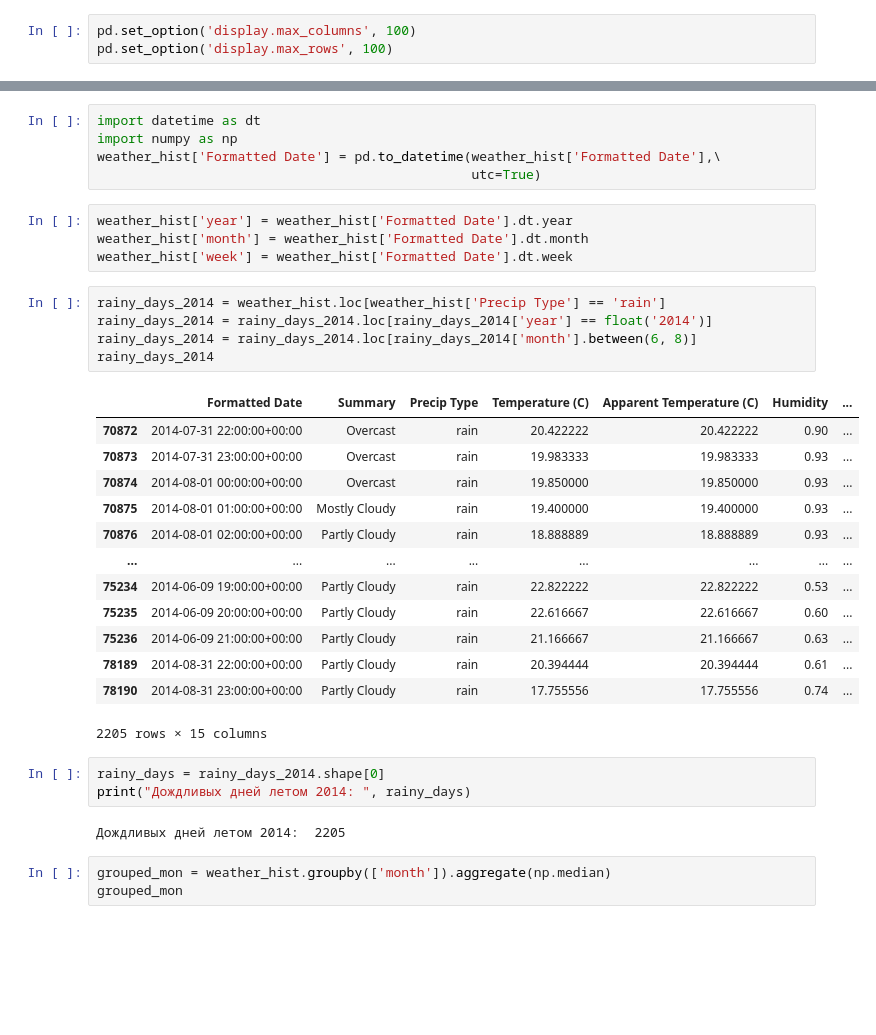
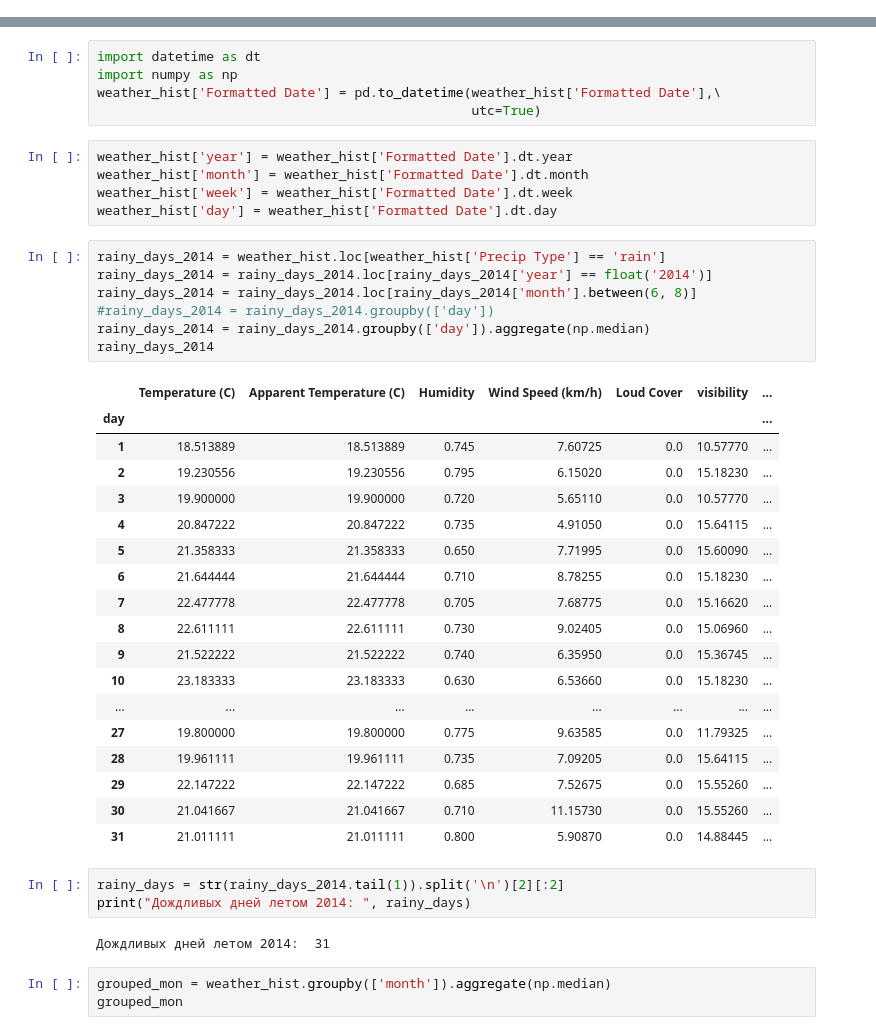
Before and after one commit to DmitryKutsev/ml_hw, a Jupyter notebook: hw1.ipynb, the cells around one changed output, grey strips where cells are left out. Cells and saved outputs as stored; diff of their text form; blank space fills up the shorter version.

```diff
--- a/hw1.ipynb
+++ b/hw1.ipynb
@@ -21,6 +21,3 @@ weather_hist.head(5)
 | 2 | 2006-04-01 02:00:00.000 +0200 | Mostly Cloudy | rain | 9.377778 | 9.377778 | 0.89 | ... |
 | 3 | 2006-04-01 03:00:00.000 +0200 | Partly Cloudy | rain | 8.288889 | 5.944444 | 0.83 | ... |
 | 4 | 2006-04-01 04:00:00.000 +0200 | Mostly Cloudy | rain | 8.755556 | 6.977778 | 0.83 | ... |
-# %%
-pd.set_option('display.max_columns', 100)
-pd.set_option('display.max_rows', 100)
@@ -73,30 +62,38 @@ weather_hist['Formatted Date'] = pd.to_datetime(weather_hist['Formatted Date'],\
 weather_hist['year'] = weather_hist['Formatted Date'].dt.year
 weather_hist['month'] = weather_hist['Formatted Date'].dt.month
 weather_hist['week'] = weather_hist['Formatted Date'].dt.week
+weather_hist['day'] = weather_hist['Formatted Date'].dt.day
 # %%
 rainy_days_2014 = weather_hist.loc[weather_hist['Precip Type'] == 'rain']
 rainy_days_2014 = rainy_days_2014.loc[rainy_days_2014['year'] == float('2014')]
 rainy_days_2014 = rainy_days_2014.loc[rainy_days_2014['month'].between(6, 8)]
+#rainy_days_2014 = rainy_days_2014.groupby(['day'])
+rainy_days_2014 = rainy_days_2014.groupby(['day']).aggregate(np.median)
 rainy_days_2014
 # %% [output]
-|  | Formatted Date | Summary | Precip Type | Temperature (C) | Apparent Temperature (C) | Humidity | ... |
-| 70872 | 2014-07-31 22:00:00+00:00 | Overcast | rain | 20.422222 | 20.422222 | 0.90 | ... |
-| 70873 | 2014-07-31 23:00:00+00:00 | Overcast | rain | 19.983333 | 19.983333 | 0.93 | ... |
-| 70874 | 2014-08-01 00:00:00+00:00 | Overcast | rain | 19.850000 | 19.850000 | 0.93 | ... |
-| 70875 | 2014-08-01 01:00:00+00:00 | Mostly Cloudy | rain | 19.400000 | 19.400000 | 0.93 | ... |
-| 70876 | 2014-08-01 02:00:00+00:00 | Partly Cloudy | rain | 18.888889 | 18.888889 | 0.93 | ... |
+|  | Temperature (C) | Apparent Temperature (C) | Humidity | Wind Speed (km/h) | Loud Cover | visibility | ... |
+| day |  |  |  |  |  |  | ... |
+| 1 | 18.513889 | 18.513889 | 0.745 | 7.60725 | 0.0 | 10.57770 | ... |
+| 2 | 19.230556 | 19.230556 | 0.795 | 6.15020 | 0.0 | 15.18230 | ... |
+| 3 | 19.900000 | 19.900000 | 0.720 | 5.65110 | 0.0 | 10.57770 | ... |
+| 4 | 20.847222 | 20.847222 | 0.735 | 4.91050 | 0.0 | 15.64115 | ... |
+| 5 | 21.358333 | 21.358333 | 0.650 | 7.71995 | 0.0 | 15.60090 | ... |
+| 6 | 21.644444 | 21.644444 | 0.710 | 8.78255 | 0.0 | 15.18230 | ... |
+| 7 | 22.477778 | 22.477778 | 0.705 | 7.68775 | 0.0 | 15.16620 | ... |
+| 8 | 22.611111 | 22.611111 | 0.730 | 9.02405 | 0.0 | 15.06960 | ... |
+| 9 | 21.522222 | 21.522222 | 0.740 | 6.35950 | 0.0 | 15.36745 | ... |
+| 10 | 23.183333 | 23.183333 | 0.630 | 6.53660 | 0.0 | 15.18230 | ... |
 | ... | ... | ... | ... | ... | ... | ... | ... |
-| 75234 | 2014-06-09 19:00:00+00:00 | Partly Cloudy | rain | 22.822222 | 22.822222 | 0.53 | ... |
-| 75235 | 2014-06-09 20:00:00+00:00 | Partly Cloudy | rain | 22.616667 | 22.616667 | 0.60 | ... |
-| 75236 | 2014-06-09 21:00:00+00:00 | Partly Cloudy | rain | 21.166667 | 21.166667 | 0.63 | ... |
-| 78189 | 2014-08-31 22:00:00+00:00 | Partly Cloudy | rain | 20.394444 | 20.394444 | 0.61 | ... |
-| 78190 | 2014-08-31 23:00:00+00:00 | Partly Cloudy | rain | 17.755556 | 17.755556 | 0.74 | ... |
+| 27 | 19.800000 | 19.800000 | 0.775 | 9.63585 | 0.0 | 11.79325 | ... |
+| 28 | 19.961111 | 19.961111 | 0.735 | 7.09205 | 0.0 | 15.64115 | ... |
+| 29 | 22.147222 | 22.147222 | 0.685 | 7.52675 | 0.0 | 15.55260 | ... |
+| 30 | 21.041667 | 21.041667 | 0.710 | 11.15730 | 0.0 | 15.55260 | ... |
+| 31 | 21.011111 | 21.011111 | 0.800 | 5.90870 | 0.0 | 14.88445 | ... |
-2205 rows × 15 columns
 # %%
-rainy_days = rainy_days_2014.shape[0]
+rainy_days = str(rainy_days_2014.tail(1)).split('\n')[2][:2]
 print("Дождливых дней летом 2014: ", rainy_days)
 # %% [output]
-Дождливых дней летом 2014:  2205
+Дождливых дней летом 2014:  31
 # %%
 grouped_mon = weather_hist.groupby(['month']).aggregate(np.median)
 grouped_mon
```
Also changed, not shown: parts of 2 cells of this notebook.
